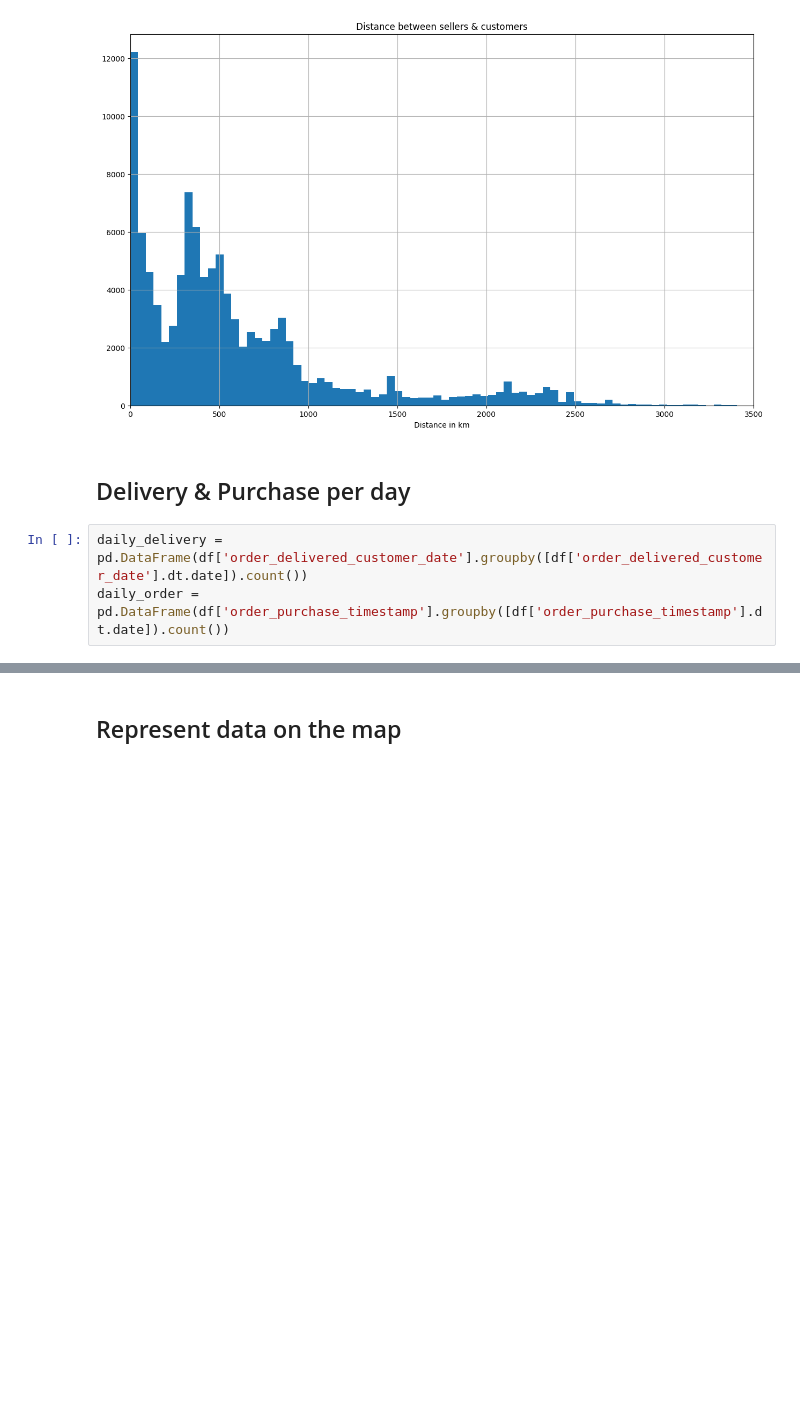
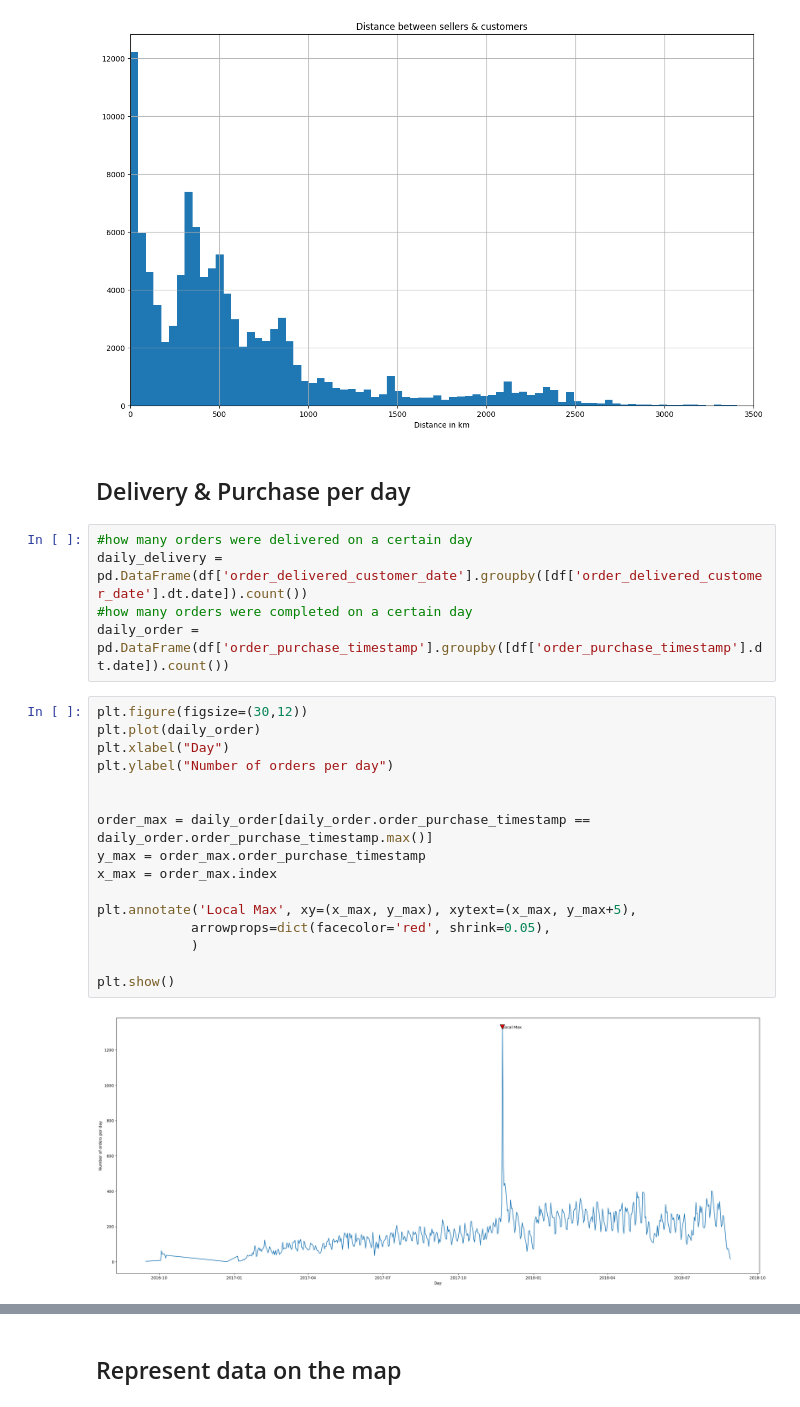
Before and after one commit to Ksyu22/olist_ecommerce, a Jupyter notebook: olist_ecommerce/notebooks/eda_delivery_prediction.ipynb, the cells around one changed output, grey strips where cells are left out. Cells and saved outputs as stored; diff of their text form; blank space fills up the shorter version.

```diff
--- a/olist_ecommerce/notebooks/eda_delivery_prediction.ipynb
+++ b/olist_ecommerce/notebooks/eda_delivery_prediction.ipynb
@@ -634,5 +677,25 @@ plt.title('Distance between sellers & customers');
 # %% [markdown]
 ## Delivery & Purchase per day
 # %%
+#how many orders were delivered on a certain day
 daily_delivery = pd.DataFrame(df['order_delivered_customer_date'].groupby([df['order_delivered_customer_date'].dt.date]).count())
+#how many orders were completed on a certain day
 daily_order = pd.DataFrame(df['order_purchase_timestamp'].groupby([df['order_purchase_timestamp'].dt.date]).count())
+# %%
+plt.figure(figsize=(30,12))
+plt.plot(daily_order)
+plt.xlabel("Day")
+plt.ylabel("Number of orders per day")
+
+
+order_max = daily_order[daily_order.order_purchase_timestamp == daily_order.order_purchase_timestamp.max()]
+y_max = order_max.order_purchase_timestamp
+x_max = order_max.index
+
+plt.annotate('Local Max', xy=(x_max, y_max), xytext=(x_max, y_max+5),
+            arrowprops=dict(facecolor='red', shrink=0.05),
+            )
+
+plt.show()
+# %% [output]
+[figure, added]
```
Also changed, not shown: parts of 18 cells of this notebook.
